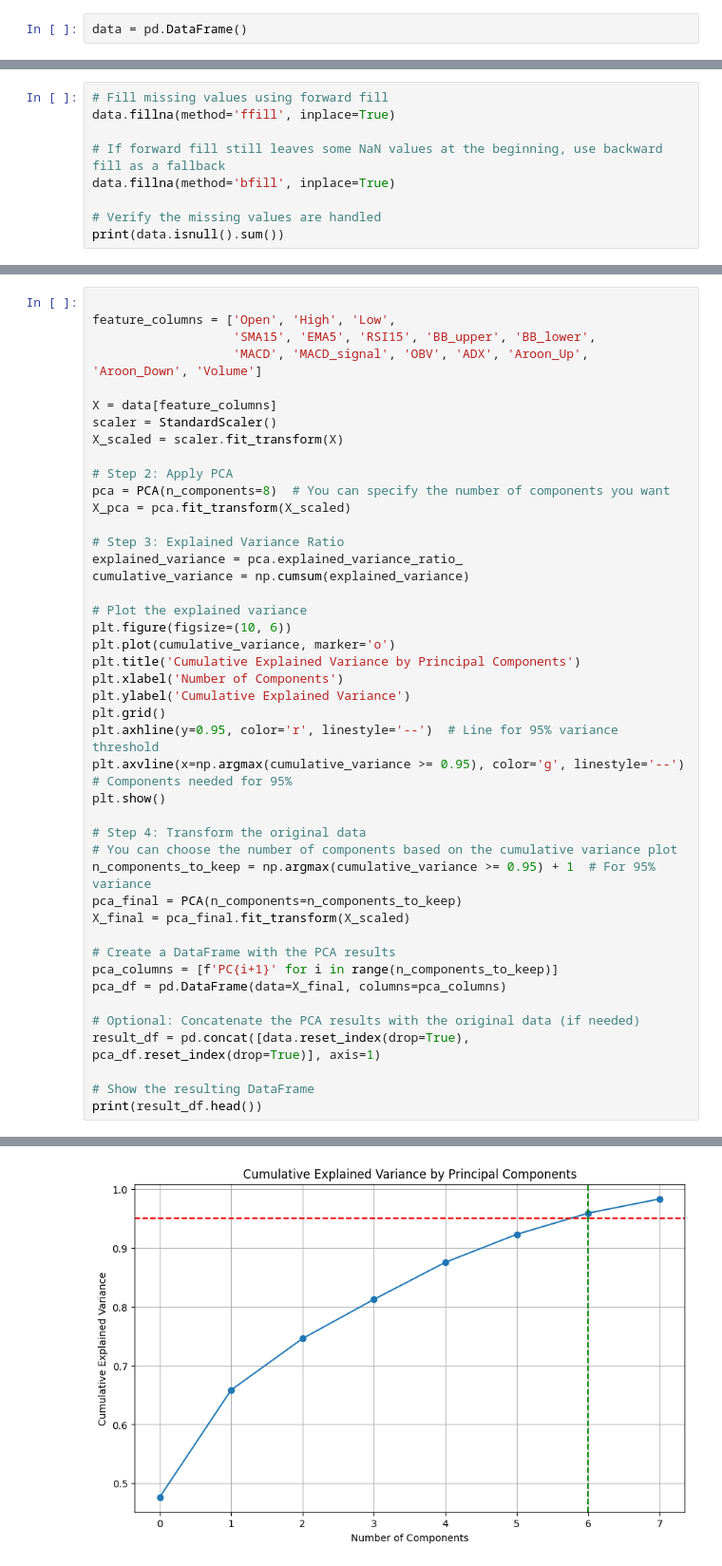
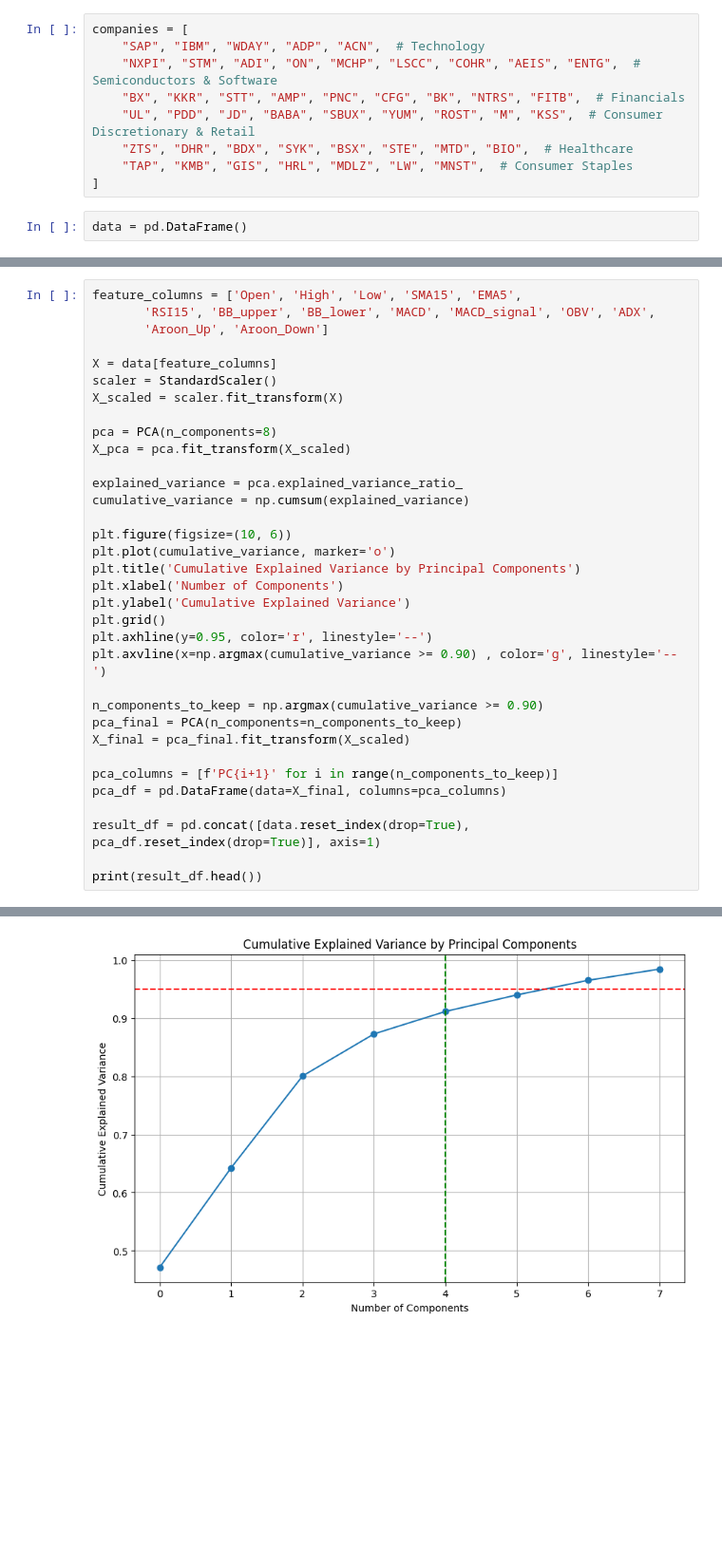
Before and after one commit to Nishchaypat/StockTrack-Database-ML, a Jupyter notebook: test.ipynb, the cells around one changed output, grey strips where cells are left out. Shown at 95% size. Cells and saved outputs as stored; diff of their text form; blank space fills up the shorter version.

```diff
--- a/test.ipynb
+++ b/test.ipynb
@@ -26,3 +17,12 @@ companies = [
+# %%
+companies = [
+    "SAP", "IBM", "WDAY", "ADP", "ACN",  # Technology
+    "NXPI", "STM", "ADI", "ON", "MCHP", "LSCC", "COHR", "AEIS", "ENTG",  # Semiconductors & Software
+    "BX", "KKR", "STT", "AMP", "PNC", "CFG", "BK", "NTRS", "FITB",  # Financials
+    "UL", "PDD", "JD", "BABA", "SBUX", "YUM", "ROST", "M", "KSS",  # Consumer Discretionary & Retail
+    "ZTS", "DHR", "BDX", "SYK", "BSX", "STE", "MTD", "BIO",  # Healthcare
+    "TAP", "KMB", "GIS", "HRL", "MDLZ", "LW", "MNST",  # Consumer Staples
+]
 # %%
 data = pd.DataFrame()
 # %%
@@ -141,9 +130,0 @@ data
-# %%
-# Fill missing values using forward fill
-data.fillna(method='ffill', inplace=True)
-
-# If forward fill still leaves some NaN values at the beginning, use backward fill as a fallback
-data.fillna(method='bfill', inplace=True)
-
-# Verify the missing values are handled
-print(data.isnull().sum())
@@ -223,45 +131,35 @@ Index(['Adj Close', 'Close', 'High', 'Low', 'Open', 'Volume', 'SMA15', 'EMA5',
 # %%
-
-feature_columns = ['Open', 'High', 'Low',
-                   'SMA15', 'EMA5', 'RSI15', 'BB_upper', 'BB_lower',
-                   'MACD', 'MACD_signal', 'OBV', 'ADX', 'Aroon_Up', 'Aroon_Down', 'Volume']
+feature_columns = ['Open', 'High', 'Low', 'SMA15', 'EMA5',
+       'RSI15', 'BB_upper', 'BB_lower', 'MACD', 'MACD_signal', 'OBV', 'ADX',
+       'Aroon_Up', 'Aroon_Down']
 
 X = data[feature_columns]
 scaler = StandardScaler()
 X_scaled = scaler.fit_transform(X)
 
-# Step 2: Apply PCA
-pca = PCA(n_components=8)  # You can specify the number of components you want
+pca = PCA(n_components=8)
 X_pca = pca.fit_transform(X_scaled)
 
-# Step 3: Explained Variance Ratio
 explained_variance = pca.explained_variance_ratio_
 cumulative_variance = np.cumsum(explained_variance)
 
-# Plot the explained variance
 plt.figure(figsize=(10, 6))
 plt.plot(cumulative_variance, marker='o')
 plt.title('Cumulative Explained Variance by Principal Components')
 plt.xlabel('Number of Components')
 plt.ylabel('Cumulative Explained Variance')
 plt.grid()
-plt.axhline(y=0.95, color='r', linestyle='--')  # Line for 95% variance threshold
-plt.axvline(x=np.argmax(cumulative_variance >= 0.95), color='g', linestyle='--')  # Components needed for 95%
-plt.show()
+plt.axhline(y=0.95, color='r', linestyle='--')
+plt.axvline(x=np.argmax(cumulative_variance >= 0.90) , color='g', linestyle='--')
 
-# Step 4: Transform the original data
-# You can choose the number of components based on the cumulative variance plot
-n_components_to_keep = np.argmax(cumulative_variance >= 0.95) + 1  # For 95% variance
+n_components_to_keep = np.argmax(cumulative_variance >= 0.90)
 pca_final = PCA(n_components=n_components_to_keep)
 X_final = pca_final.fit_transform(X_scaled)
 
-# Create a DataFrame with the PCA results
 pca_columns = [f'PC{i+1}' for i in range(n_components_to_keep)]
 pca_df = pd.DataFrame(data=X_final, columns=pca_columns)
 
-# Optional: Concatenate the PCA results with the original data (if needed)
 result_df = pd.concat([data.reset_index(drop=True), pca_df.reset_index(drop=True)], axis=1)
 
-# Show the resulting DataFrame
 print(result_df.head())
 # %% [output]
@@ -268 +183 @@ print(result_df.head())
-[figure, old version]
+[figure, new version]
```
Also changed, not shown: parts of 36 cells of this notebook, 4 other files.
